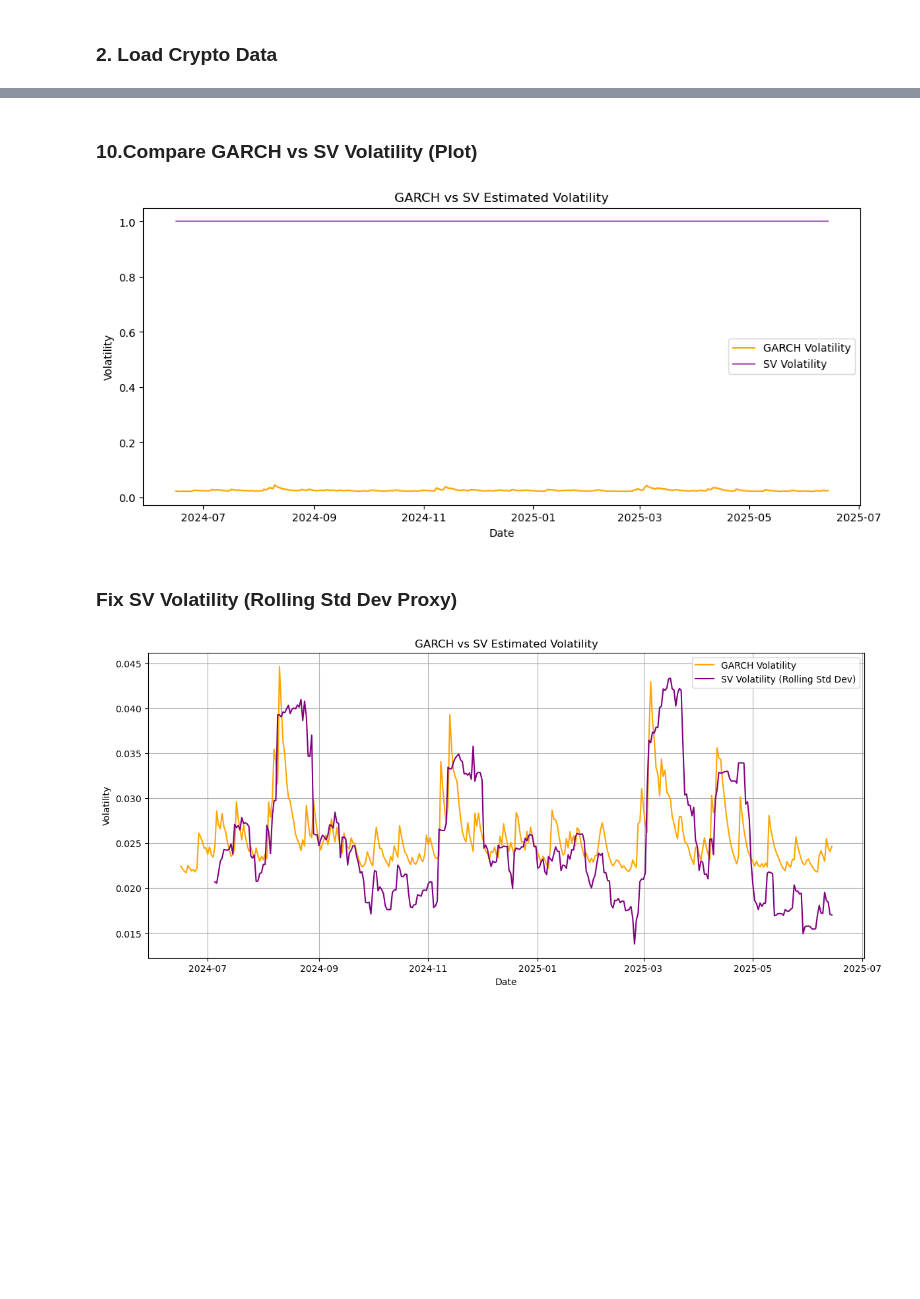
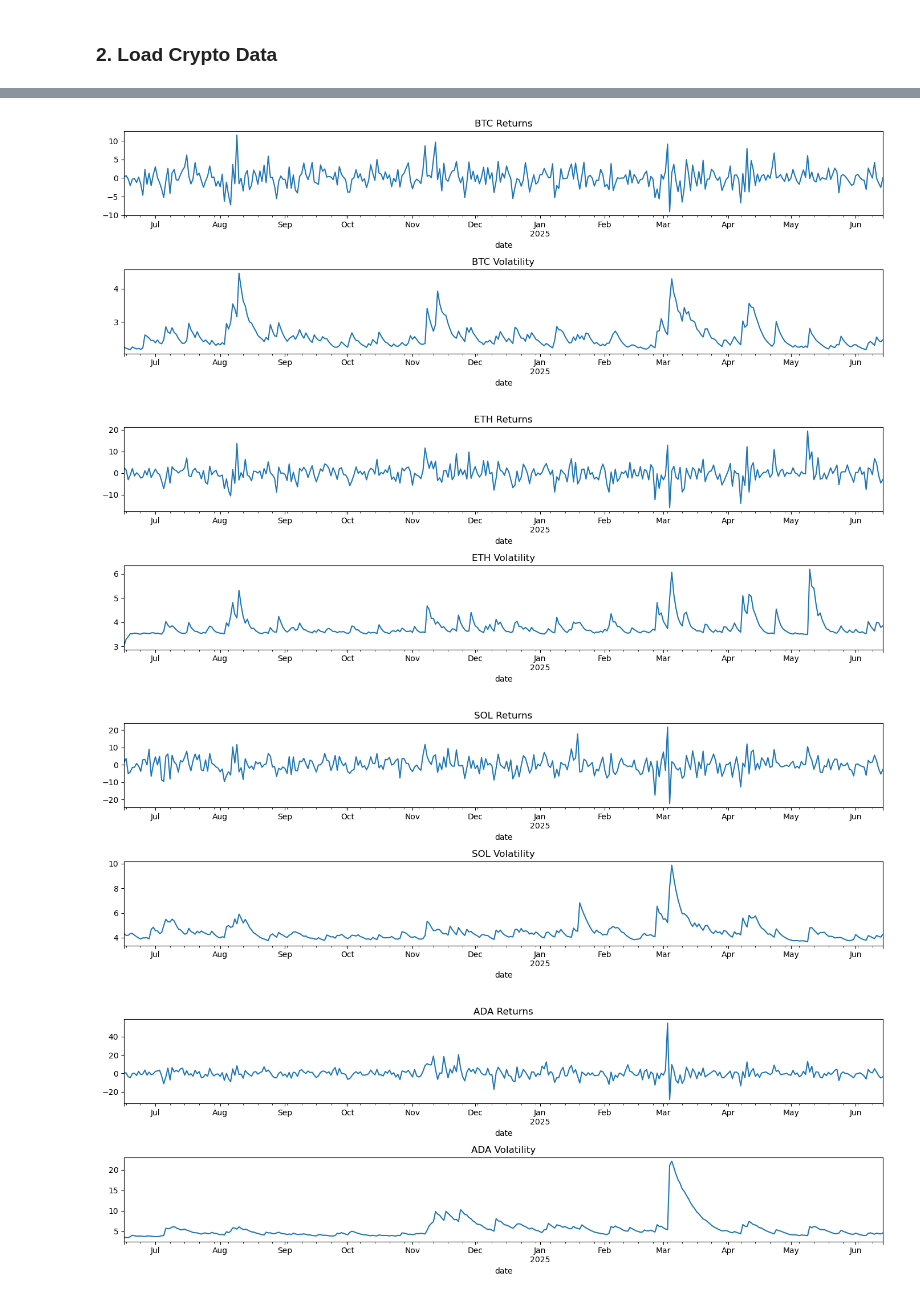
Before and after one commit to Prachi-Mankar/Crypto-Volatility-Model, a Jupyter notebook: Crypto-price-volatility-1/notebooks/01_volatility_modeling.ipynb, the cells around one changed output, grey strips where cells are left out. Saved outputs shown, nothing was run; the diff lists cells and outputs as text; code cells hidden in the pictures; blank space fills up the shorter version.

Commit message:
Updated structure, README, and added visuals.

```diff
--- a/Crypto-price-volatility-1/notebooks/01_volatility_modeling.ipynb
+++ b/Crypto-price-volatility-1/notebooks/01_volatility_modeling.ipynb
@@ -80 +34,5 @@ plt.show()
+# %%
+for coin in data:
+    data[coin]['returns'] = np.log(data[coin]['price'] / data[coin]['price'].shift(1)) * 100
+    data[coin].dropna(inplace=True)
 # %% [markdown]
@@ -82,6 +39,0 @@ plt.show()
-# %%
-# Fit GARCH(1,1) model
-# Simple GARCH(1,1)
-model = arch_model(df['log_return'] * 100, vol='GARCH', p=1, q=1)
-model_fit = model.fit(disp='off')
-print(model_fit.summary())
@@ -105,0 +40,9 @@ Covariance estimator: robust
+# %%
+from arch import arch_model
+
+models = {}
+results = {}
+for coin in data:
+    model = arch_model(data[coin]['returns'], vol='Garch', p=1, q=1)
+    results[coin] = model.fit(disp='off')
+    data[coin]['volatility'] = results[coin].conditional_volatility
@@ -106 +51,8 @@ Covariance estimator: robust
+# %%
+for coin in data:
+    data[coin][['returns', 'volatility']].to_csv(f"outputs/{coin}_volatility.csv")
+import os
+
+# Create outputs directory if it doesn't exist
+os.makedirs("outputs", exist_ok=True)
 # %% [markdown]
@@ -164,22 +59,0 @@ plt.show()
-# %% [markdown]
-### 10.Compare GARCH vs SV Volatility (Plot)
-# %%
-# GARCH Volatility
-garch_vol = garch_fit.conditional_volatility
-
-# SV Volatility (Smoothed)
-sv_vol = np.sqrt(np.exp(sv_result.filter_results.smoothed_state[0]))
-
-# Plot both
-plt.figure(figsize=(12, 5))
-plt.plot(df.index[-len(garch_vol):], garch_vol, label='GARCH Volatility', color='orange')
-plt.plot(df.index[-len(sv_vol):], sv_vol, label='SV Volatility', color='purple', alpha=0.6)
-plt.title("GARCH vs SV Estimated Volatility")
-plt.xlabel("Date")
-plt.ylabel("Volatility")
-plt.legend()
-plt.show()
-# %% [output]
-[figure, removed]
-# %% [markdown]
-### Fix SV Volatility (Rolling Std Dev Proxy)
@@ -188,12 +60,16 @@ df['sv_volatility'] = df['log_return'].rolling(window=20).std()
-# %%
-plt.figure(figsize=(14,6))
-plt.plot(df.index, model_fit.conditional_volatility / 100, label='GARCH Volatility', color='orange')
-plt.plot(df.index, df['sv_volatility'], label='SV Volatility (Rolling Std Dev)', color='purple')
-plt.title("GARCH vs SV Estimated Volatility")
-plt.xlabel("Date")
-plt.ylabel("Volatility")
-plt.legend()
-plt.grid(True)
-plt.show()
-# %% [output]
-[figure, removed]
+# %%
+import matplotlib.pyplot as plt
+
+for coin in data:
+    plt.figure(figsize=(14, 5))
+    plt.subplot(2, 1, 1)
+    data[coin]['returns'].plot(title=f'{coin} Returns')
+    plt.subplot(2, 1, 2)
+    data[coin]['volatility'].plot(title=f'{coin} Volatility')
+    plt.tight_layout()
+    plt.show()
+# %% [output]
+[figure, added]
+[figure, added]
+[figure, added]
+[figure, added]
```
Also changed, not shown: parts of 20 cells of this notebook, 53 other files.
